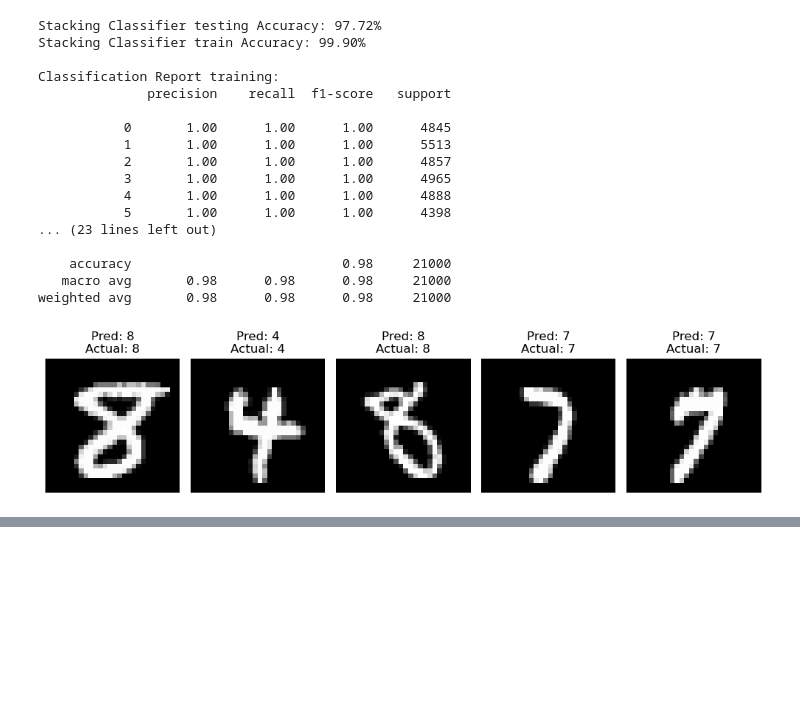
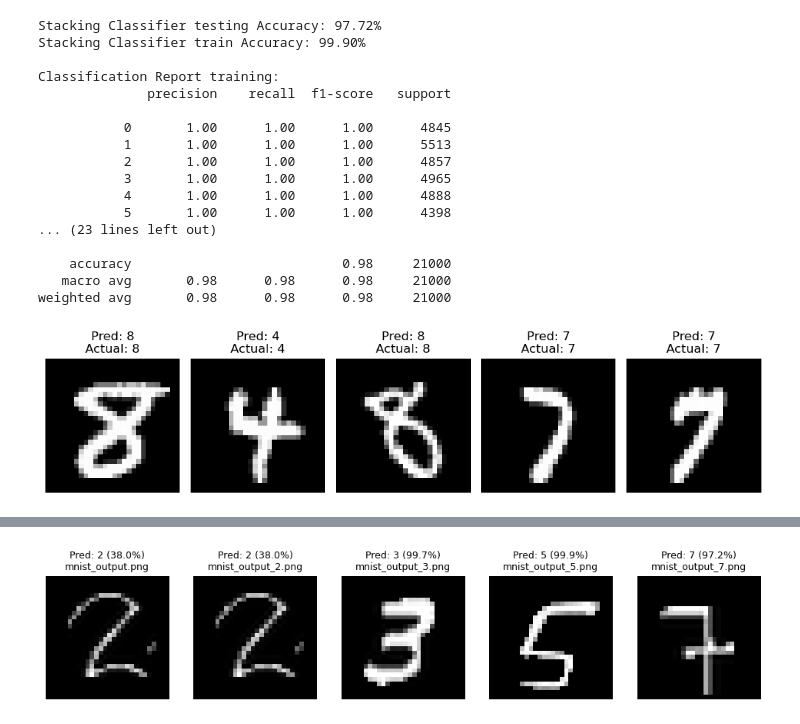
Before and after one commit to Kumarwasim/Machine_learning, a Jupyter notebook: MNIST.ipynb, the cells around one changed output, grey strips where cells are left out. Saved outputs shown, nothing was run; the diff lists cells and outputs as text; code cells hidden in the pictures; blank space fills up the shorter version.

Commit message:
updating preprocessing

```diff
--- a/MNIST.ipynb
+++ b/MNIST.ipynb
@@ -36,15 +36,15 @@ from sklearn.svm import LinearSVC
 base_models = [
     ('knn', KNeighborsClassifier(n_neighbors=11)),
     ('rf', RandomForestClassifier(n_estimators=100, random_state=42)),
-    ('log_reg', LogisticRegression(max_iter=2000)),
+    ('log_reg', LogisticRegression(max_iter=3000)),
     ('dt', DecisionTreeClassifier(max_depth=15, random_state=42)),
     ('nb', GaussianNB()),
-    ('l_svc', LinearSVC(dual=False, random_state=42, max_iter=2000))
+    ('l_svc', LinearSVC(dual=False, random_state=42, max_iter=3000))
 ]
 
 stacking_model = StackingClassifier(
     estimators=base_models,
-    final_estimator=LogisticRegression(max_iter=2000),
+    final_estimator=LogisticRegression(max_iter=3000),
     cv=3,
     n_jobs=1
 )
@@ -155,0 +125,91 @@ Prediction: 2 | Confidence: 28.45%
+# %%
+import os
+from PIL import Image, ImageOps
+import numpy as np
+from scipy import ndimage
+import matplotlib.pyplot as plt
+
+def get_best_shift(img):
+    cy, cx = ndimage.center_of_mass(img)
+    rows, cols = img.shape
+    shiftx = np.round(cols / 2.0 - cx).astype(int)
+    shifty = np.round(rows / 2.0 - cy).astype(int)
+    return shiftx, shifty
+
+def shift(img, sx, sy):
+    rows, cols = img.shape
+    shifted = np.zeros_like(img)
+    if sx >= 0 and sy >= 0:
+        shifted[sy:, sx:] = img[: rows - sy, : cols - sx]
+    elif sx < 0 and sy >= 0:
+        shifted[sy:, : cols + sx] = img[: rows - sy, -sx:]
+    elif sx >= 0 and sy < 0:
+        shifted[: rows + sy, sx:] = img[-sy:, : cols - sx]
+    elif sx < 0 and sy < 0:
+        shifted[: rows + sy, : cols + sx] = img[-sy:, -sx:]
+    return shifted
+
+def preprocess_mnist_image(img_path):
+    img = Image.open(img_path).convert("L")
+    img = ImageOps.autocontrast(img)
+    if np.mean(img) > 127:
+        img = ImageOps.invert(img)
+    img = img.point(lambda p: p if p > 120 else 0)
+
+    bbox = img.getbbox()
+    if bbox:
+        img = img.crop(bbox)
+        w, h = img.size
+        ratio = 20.0 / max(w, h)
+        new_size = (int(w * ratio), int(h * ratio))
+        img = img.resize(new_size, Image.Resampling.LANCZOS)
+        new_img = Image.new("L", (28, 28), 0)
+        new_img.paste(img, ((28 - new_size[0]) // 2, (28 - new_size[1]) // 2))
+        img_array = np.array(new_img)
+        sx, sy = get_best_shift(img_array)
+        img_array = shift(img_array, sx, sy)
+    else:
+        img_array = np.array(img.resize((28, 28)))
+
+    img_array = img_array.astype("float32") / 255.0
+    return img_array
+
+# --- Execution ---
+data_dir = "."
+image_extensions = (".jpg", ".png", ".jpeg")
+image_files = [f for f in os.listdir(data_dir) if f.endswith(image_extensions)]
+
+if image_files:
+    n = len(image_files)
+    cols = min(n, 5) # Show up to 5 images per row
+    rows = (n + cols - 1) // cols
+
+    # Reduced figsize for smaller images and increased vertical spacing (hspace)
+    fig, axes = plt.subplots(rows, cols, figsize=(12, 3 * rows), squeeze=False)
+    plt.subplots_adjust(hspace=0.6) # Add space between rows to prevent overlap
+    axes = axes.flatten()
+
+    print(f"\nProcessing {n} images...")
+    for i, filename in enumerate(image_files):
+        img_path = os.path.join(data_dir, filename)
+        try:
+            img_array = preprocess_mnist_image(img_path)
+            img_flat = img_array.reshape(1, -1)
+            probs = stacking_model.predict_proba(img_flat)[0]
+            prediction = np.argmax(probs)
+            confidence = np.max(probs)
+
+            axes[i].imshow(img_array, cmap="gray")
+            # Slightly smaller title font to keep it clean
+            axes[i].set_title(f"Pred: {prediction} ({confidence:.1%})\n{filename}", fontsize=9)
+            axes[i].axis("off")
+        except Exception as e:
+            print(f"Error processing {filename}: {e}")
+
+    for j in range(i + 1, len(axes)):
+        axes[j].axis("off")
+
+    plt.show()
+else:
+    print(f"No image files found in '{os.path.abspath(data_dir)}'.")
+# %% [output]
@@ -155,0 +217 @@ Prediction: 2 | Confidence: 28.45%
+[figure, added]
```
Also changed, not shown: parts of 3 cells of this notebook, 5 other files.
